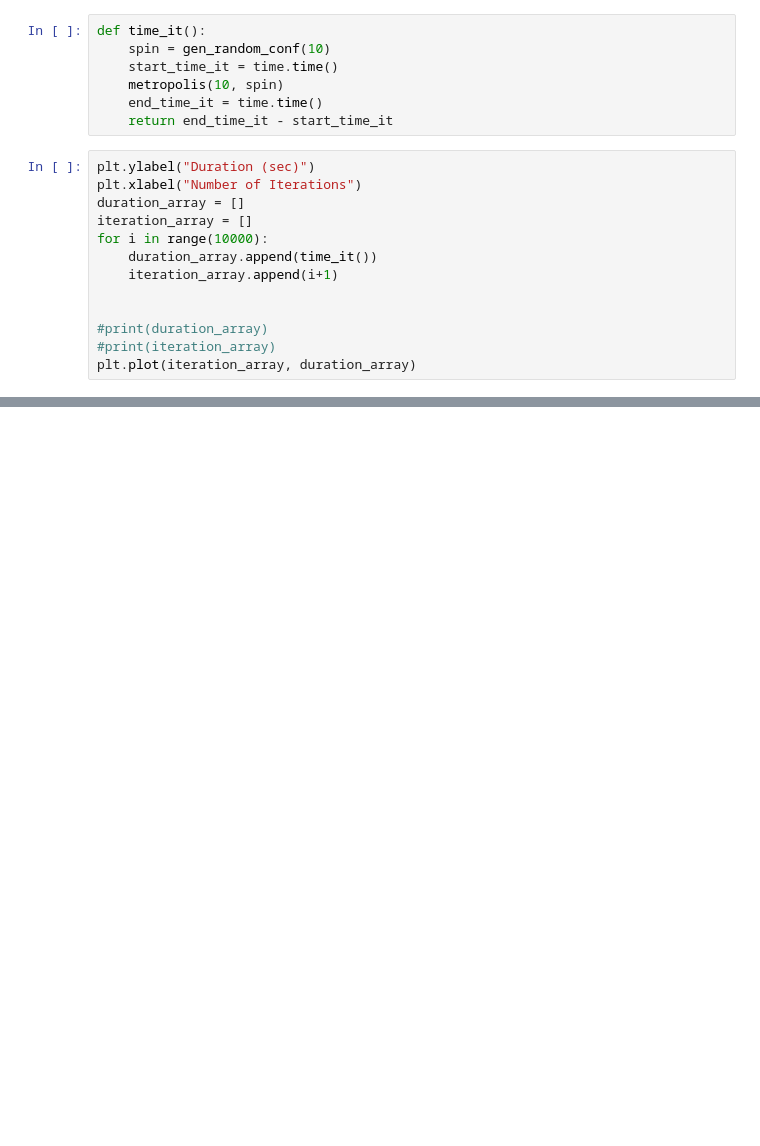
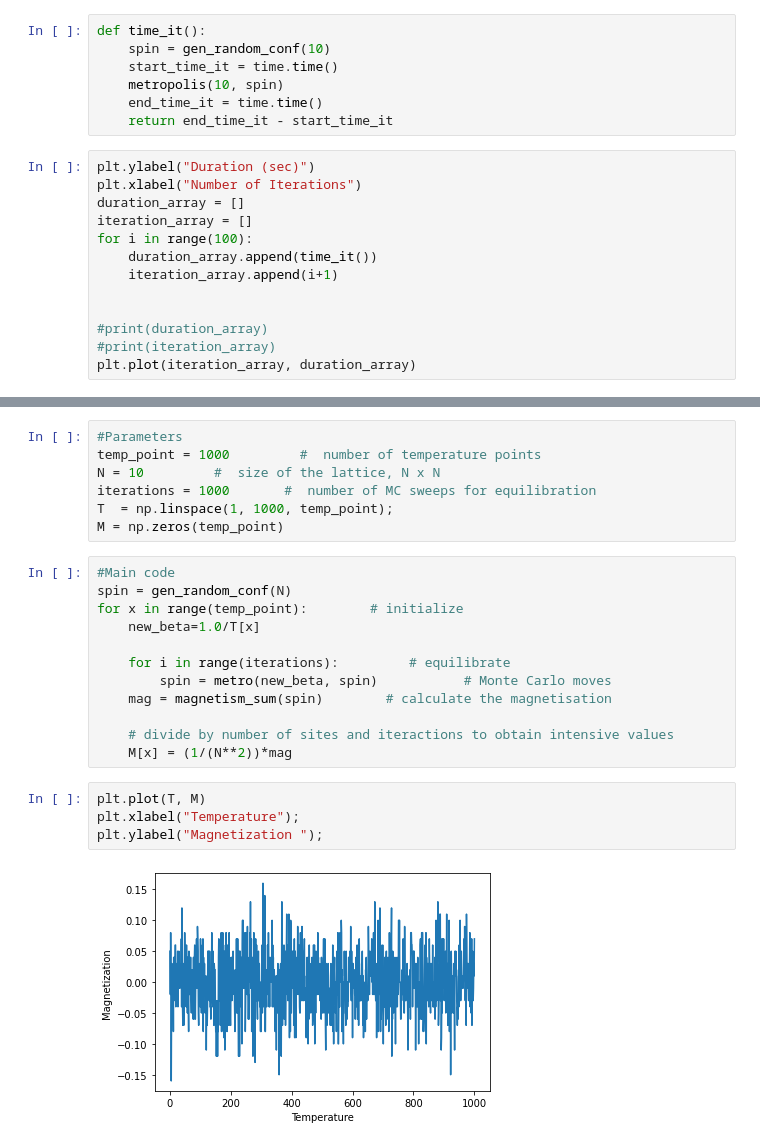
Before and after one commit to KatNykiel/boltzmann_machine, a Jupyter notebook: MCMC Method .ipynb, the cells around one changed output, grey strips where cells are left out. Saved outputs shown, nothing was run; the diff lists cells and outputs as text; blank space fills up the shorter version.

Commit message:
updated metropolis

```diff
--- a/MCMC Method .ipynb
+++ b/MCMC Method .ipynb
@@ -209,7 +211,7 @@ plt.ylabel("Duration (sec)")
 plt.xlabel("Number of Iterations")
 duration_array = []
 iteration_array = []
-for i in range(10000):
+for i in range(100):
     duration_array.append(time_it())
     iteration_array.append(i+1)
 
@@ -219,0 +283,25 @@ plt.plot(iteration_array, duration_array)
+# %%
+#Parameters
+temp_point = 1000         #  number of temperature points
+N = 10         #  size of the lattice, N x N
+iterations = 1000       #  number of MC sweeps for equilibration
+T  = np.linspace(1, 1000, temp_point);
+M = np.zeros(temp_point)
+# %%
+#Main code
+spin = gen_random_conf(N)
+for x in range(temp_point):        # initialize
+    new_beta=1.0/T[x]
+
+    for i in range(iterations):         # equilibrate
+        spin = metro(new_beta, spin)           # Monte Carlo moves
+    mag = magnetism_sum(spin)        # calculate the magnetisation
+
+    # divide by number of sites and iteractions to obtain intensive values
+    M[x] = (1/(N**2))*mag
+# %%
+plt.plot(T, M)
+plt.xlabel("Temperature");
+plt.ylabel("Magnetization ");
+# %% [output]
+[figure, added]
```
Also changed, not shown: parts of 12 cells of this notebook.
